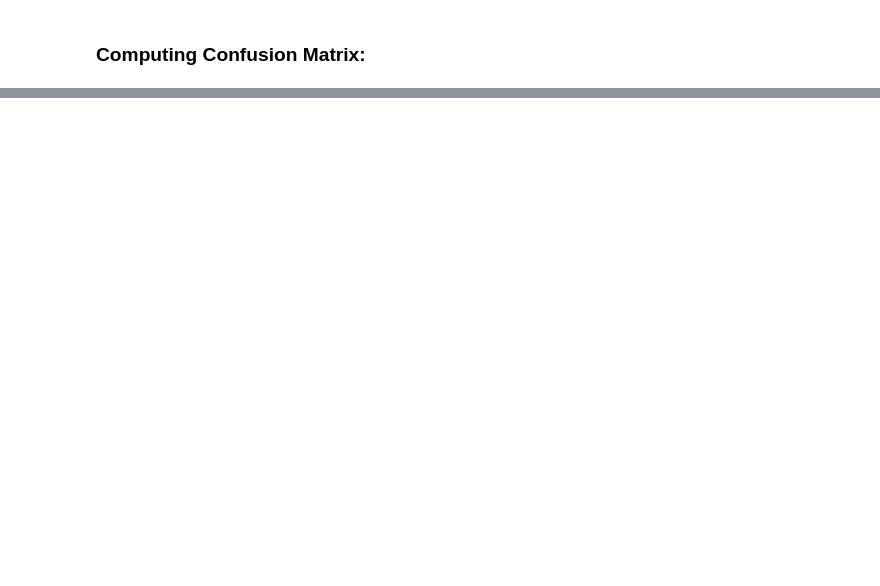
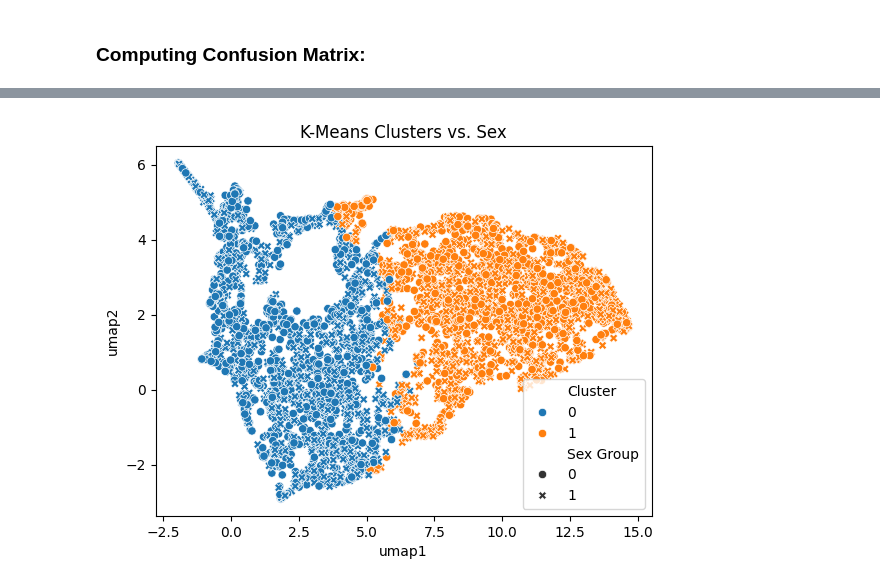
Before and after one commit to Aaron-Loera/Multilabel-ECG-Classification, a Jupyter notebook: Feature_Space.ipynb, the cells around one changed output, grey strips where cells are left out. Cells and saved outputs as stored; diff of their text form; code cells hidden in the pictures; blank space fills up the shorter version.

```diff
--- a/Feature_Space.ipynb
+++ b/Feature_Space.ipynb
@@ -375,2 +626,4 @@ age_train_labels, age_test_labels, age_bucket_intervals = get_metadata_buckets(a
+# %%
+sex_y_train, sex_y_test = ptbxl.loc[y_train.index, 'sex'].astype(int), ptbxl.loc[y_test.index, 'sex'].astype(int)
 # %%
 height_buckets = [60, 100, 133, 166, np.inf]
@@ -393,0 +676,9 @@ weight_feature_embeddings = extract_features(checkpoint_path, x_test.loc[weight_
+# %%
+sex_train_mask = get_na_mask(sex_x_train)
+sex_test_mask = get_na_mask(sex_x_test)
+
+# Updating the labels for sex metadata
+sex_y_train = sex_y_train[~(sex_y_train.isna())]
+sex_y_test = sex_y_test[~(sex_y_test.isna())]
+# %%
+sex_embeddings = extract_features(checkpoint_path, x_test[sex_test_mask], model_type='c', show_summary=False)
@@ -452,3 +771,5 @@ age_cluster_labels = display_metadata_clusters(age_test_labels, age_feature_embe
 # %%
-sex_cluster_labels = display_metadata_clusters(sex_test_df, sex_feature_embeddings)
+sex_cluster_labels = display_metadata_clusters(sex_y_test, sex_embeddings)
+# %% [output]
+[figure, added]
 # %%
```
Also changed, not shown: parts of 102 cells of this notebook, 3 other files.
